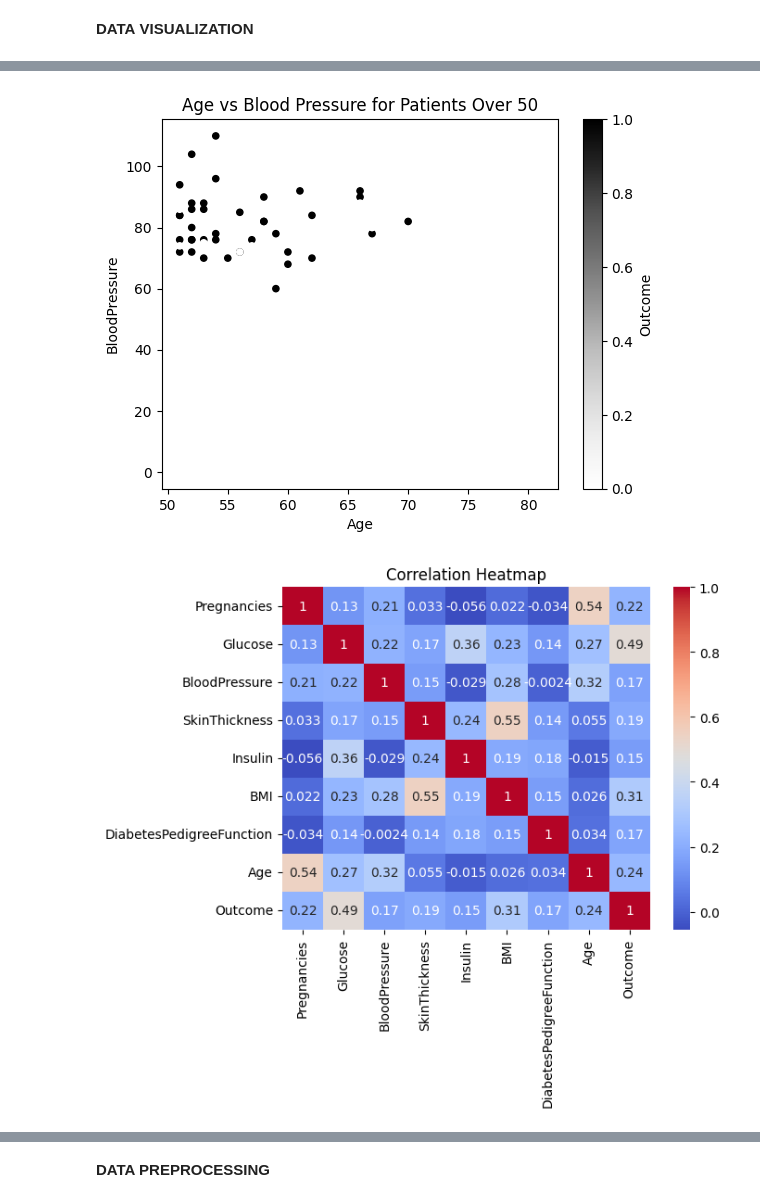
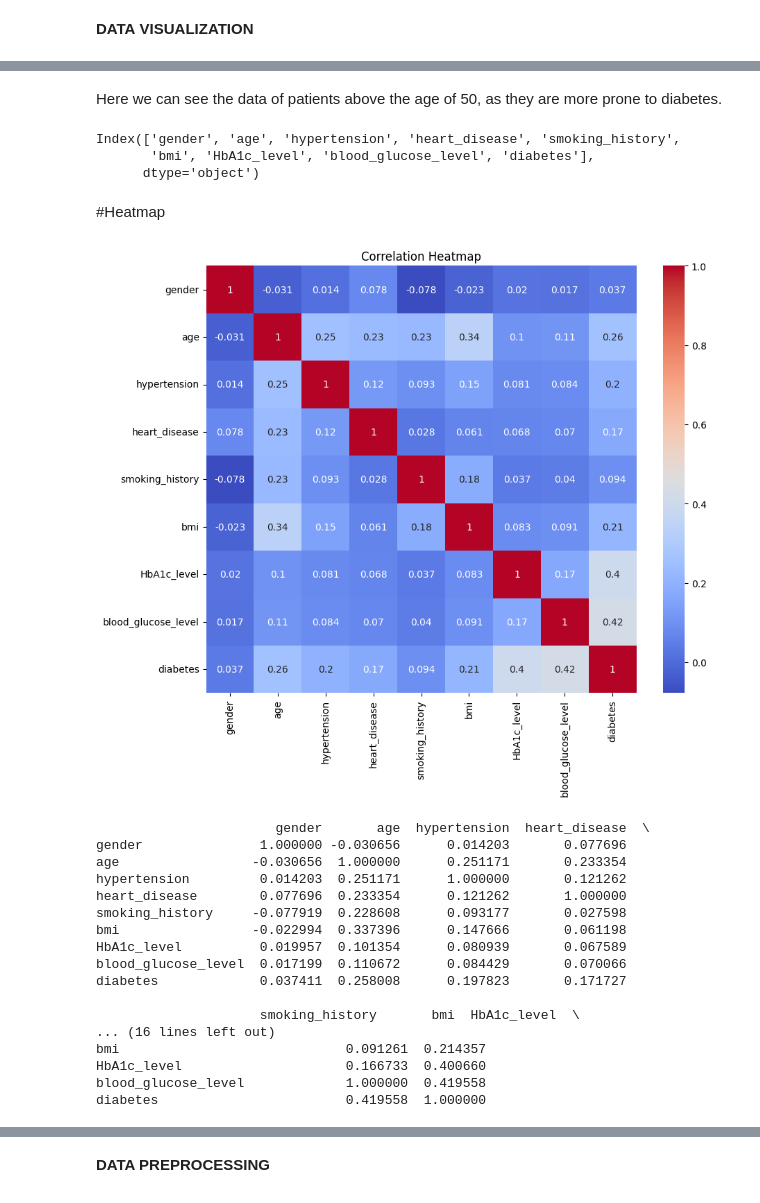
Before and after one commit to RidhaAnsar/Pima-Indians-Diabetes-DataAnalysis-Project, a Jupyter notebook: DataAnalyticsUsingPython_Project.ipynb, the cells around one changed output, grey strips where cells are left out. Drawn from its saved outputs; the diff is of its cells as text; code cells hidden in the pictures.

```diff
--- a/DataAnalyticsUsingPython_Project.ipynb
+++ b/DataAnalyticsUsingPython_Project.ipynb
@@ -15,6 +13,6 @@ import numpy as np
 import matplotlib.pyplot as plt
 import seaborn as sns
 # %%
-data=pd.read_csv("drive/MyDrive/pythonproject/diabetes.csv")
+data=pd.read_csv("/content/diabetes_prediction_dataset.csv")
 data
 # %% [output]
@@ -92,16 +132,49 @@ over_50.head()
-# %%
-over_50.plot(kind='scatter',
-             x='Age',
-             y='BloodPressure',
-             c='Outcome')
-plt.title('Age vs Blood Pressure for Patients Over 50')
-plt.show()
-# %% [output]
-[figure, removed]
+# %% [markdown]
+Here we can see the data of patients above the age of 50, as they are more prone to diabetes.
+# %%
+from sklearn.preprocessing import LabelEncoder
+
+# Create a label encoder instance
+le = LabelEncoder()
+
+# Encode 'gender'
+data['gender'] = le.fit_transform(data['gender'])  # Female -> 0, Male -> 1
+
+# Encode 'smoking_history'
+data['smoking_history'] = le.fit_transform(data['smoking_history'])
+# Categories might be encoded as: never -> 0, former -> 1, current -> 2, etc.
+# %%
+data.columns
+# %% [output]
+Index(['gender', 'age', 'hypertension', 'heart_disease', 'smoking_history',
+       'bmi', 'HbA1c_level', 'blood_glucose_level', 'diabetes'],
+      dtype='object')
+# %% [markdown]
+#Heatmap
 # %%
 corr = data.corr()
+figure_size = (10, 8)
+plt.figure(figsize=figure_size)
 sns.heatmap(corr, annot=True, cmap='coolwarm')
 plt.title('Correlation Heatmap')
 plt.show()
+print(corr)
 # %% [output]
-[figure, old version]
+[figure, new version]
+                       gender       age  hypertension  heart_disease  \
+gender               1.000000 -0.030656      0.014203       0.077696
+age                 -0.030656  1.000000      0.251171       0.233354
+hypertension         0.014203  0.251171      1.000000       0.121262
+heart_disease        0.077696  0.233354      0.121262       1.000000
+smoking_history     -0.077919  0.228608      0.093177       0.027598
+bmi                 -0.022994  0.337396      0.147666       0.061198
+HbA1c_level          0.019957  0.101354      0.080939       0.067589
+blood_glucose_level  0.017199  0.110672      0.084429       0.070066
+diabetes             0.037411  0.258008      0.197823       0.171727
+
+                     smoking_history       bmi  HbA1c_level  \
+... (16 lines left out)
+bmi                             0.091261  0.214357
+HbA1c_level                     0.166733  0.400660
+blood_glucose_level             1.000000  0.419558
+diabetes                        0.419558  1.000000
```
Also changed, not shown: parts of 38 cells of this notebook.
